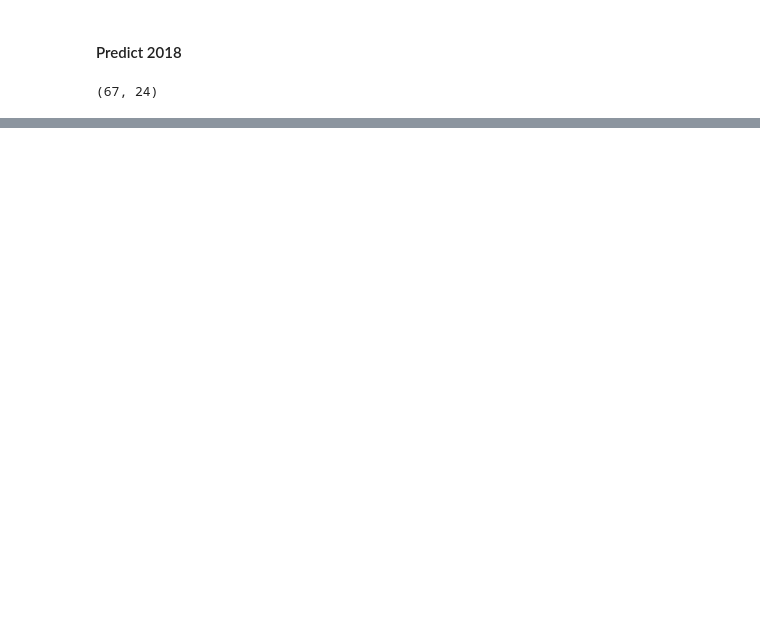
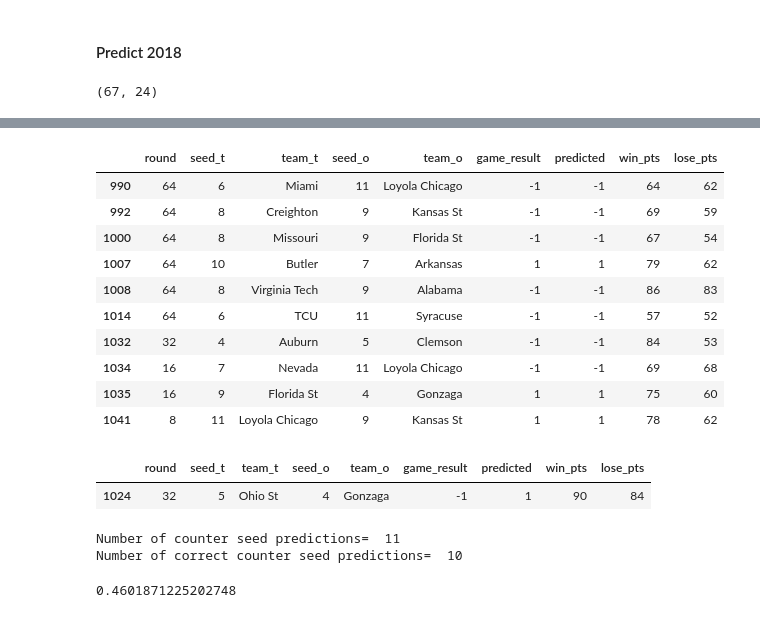
Before and after one commit to chipk215/ncaa_basketball, a Jupyter notebook: Models/TensorFlow/Estimator_LinearClassifier.ipynb, the cells around one changed output, grey strips where cells are left out. Cells and saved outputs as stored; diff of their text form; code cells hidden in the pictures; blank space fills up the shorter version.

```diff
--- a/Models/TensorFlow/Estimator_LinearClassifier.ipynb
+++ b/Models/TensorFlow/Estimator_LinearClassifier.ipynb
@@ -348,0 +416,34 @@ array([[27,  6],
+# %%
+# correct counter seed predictions
+correct_counter_predictions = predictions_counter_seed[predictions_counter_seed['game_result']== predictions_counter_seed['predicted']]
+correct_counter_predictions[['round','seed_t','team_t','seed_o','team_o','game_result','predicted','win_pts','lose_pts']]
+# %% [output]
+|  | round | seed_t | team_t | seed_o | team_o | game_result | predicted | win_pts | lose_pts |
+| 990 | 64 | 6 | Miami | 11 | Loyola Chicago | -1 | -1 | 64 | 62 |
+| 992 | 64 | 8 | Creighton | 9 | Kansas St | -1 | -1 | 69 | 59 |
+| 1000 | 64 | 8 | Missouri | 9 | Florida St | -1 | -1 | 67 | 54 |
+| 1007 | 64 | 10 | Butler | 7 | Arkansas | 1 | 1 | 79 | 62 |
+| 1008 | 64 | 8 | Virginia Tech | 9 | Alabama | -1 | -1 | 86 | 83 |
+| 1014 | 64 | 6 | TCU | 11 | Syracuse | -1 | -1 | 57 | 52 |
+| 1032 | 32 | 4 | Auburn | 5 | Clemson | -1 | -1 | 84 | 53 |
+| 1034 | 16 | 7 | Nevada | 11 | Loyola Chicago | -1 | -1 | 69 | 68 |
+| 1035 | 16 | 9 | Florida St | 4 | Gonzaga | 1 | 1 | 75 | 60 |
+| 1041 | 8 | 11 | Loyola Chicago | 9 | Kansas St | 1 | 1 | 78 | 62 |
+# %%
+# incorrect counter seed predictions
+wrong_counter_predictions = predictions_counter_seed[predictions_counter_seed['game_result'] != predictions_counter_seed['predicted']]
+wrong_counter_predictions[['round','seed_t','team_t','seed_o','team_o','game_result','predicted','win_pts','lose_pts']]
+# %% [output]
+|  | round | seed_t | team_t | seed_o | team_o | game_result | predicted | win_pts | lose_pts |
+| 1024 | 32 | 5 | Ohio St | 4 | Gonzaga | -1 | 1 | 90 | 84 |
+# %%
+print("Number of counter seed predictions= ", len(predictions_counter_seed.index))
+print("Number of correct counter seed predictions= ", len(correct_counter_predictions.index))
+# %% [output]
+Number of counter seed predictions=  11
+Number of correct counter seed predictions=  10
+# %%
+log_loss_result = utils.compute_log_loss(tourney_games['game_result'].values, np.array(t1_win_probabilities))
+log_loss_result
+# %% [output]
+0.4601871225202748
```
Also changed, not shown: parts of 14 cells of this notebook, 21 other files.
